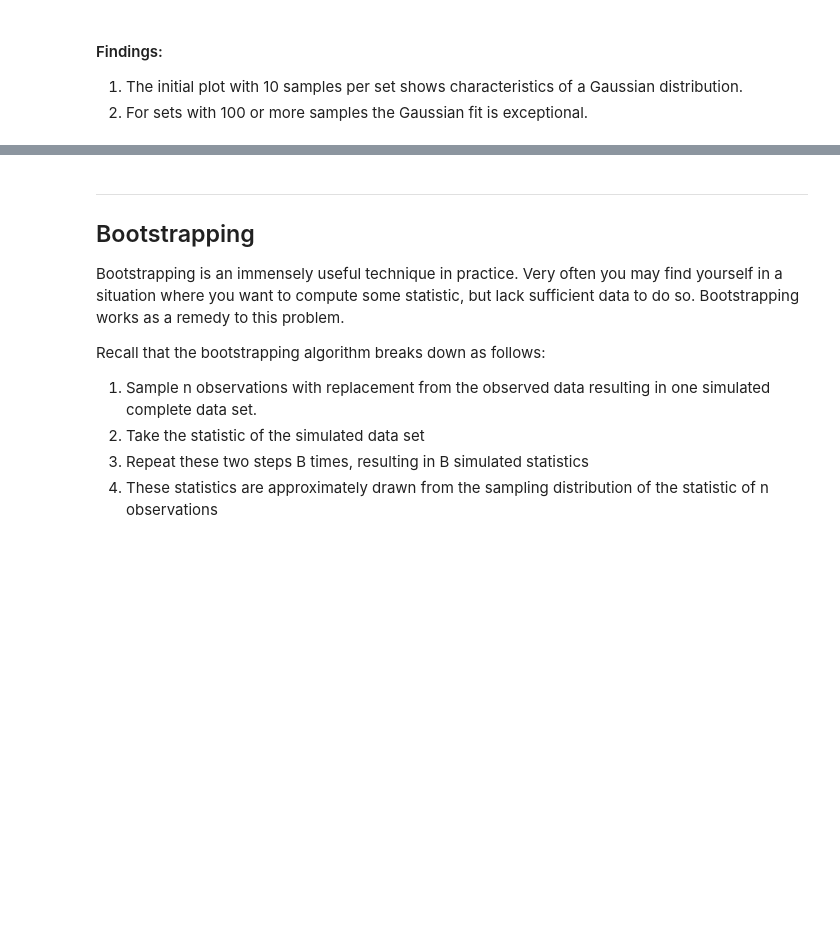
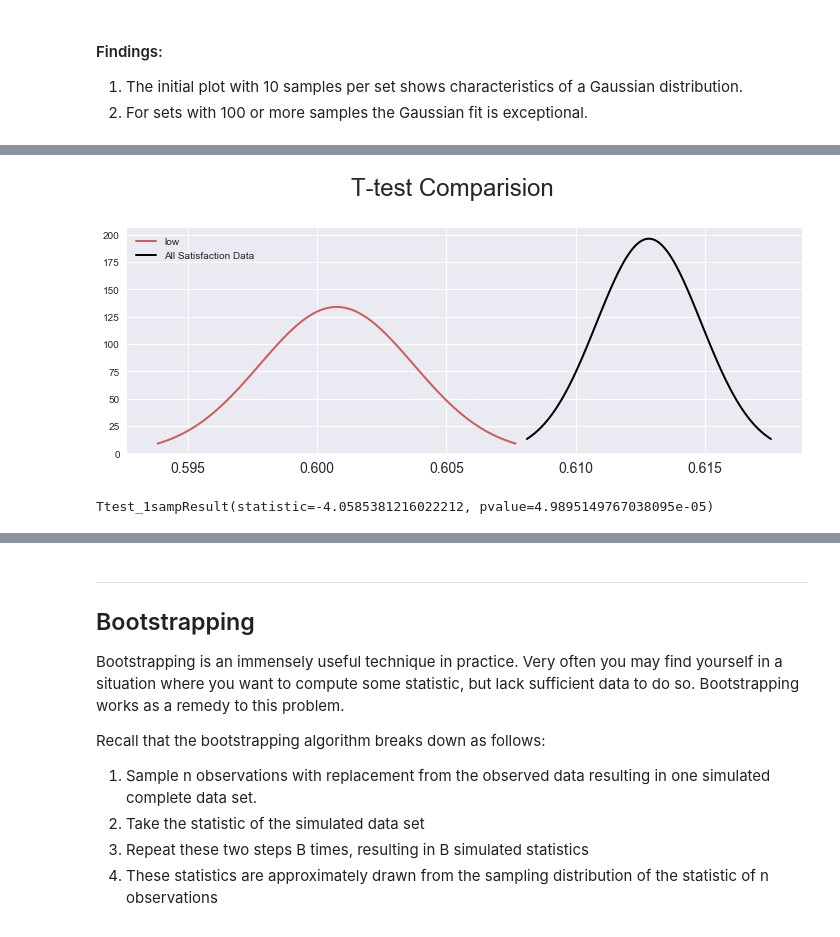
Before and after one commit to TimothyHelton/k2datascience, a Jupyter notebook: notebooks/HR_Exercise.ipynb, the cells around one changed output, grey strips where cells are left out. Cells and saved outputs as stored; diff of their text form; code cells hidden in the pictures; blank space fills up the shorter version.

```diff
--- a/notebooks/HR_Exercise.ipynb
+++ b/notebooks/HR_Exercise.ipynb
@@ -397,0 +431,11 @@ Using the HR data, answer the following.
+# %%
+low = hr.data.query('salary == "low"').satisfaction
+medium = hr.data.query('salary == "medium"').satisfaction
+high = hr.data.query('salary == "high"').satisfaction
+# %%
+hr.t_test(low, 'low',
+          hr.data.satisfaction, 'All Satisfaction Data',
+          independent_vars=False)
+# %% [output]
+[figure, added]
+Ttest_1sampResult(statistic=-4.0585381216022212, pvalue=4.9895149767038095e-05)
```
Also changed, not shown: parts of 24 cells of this notebook, 1 other file.
